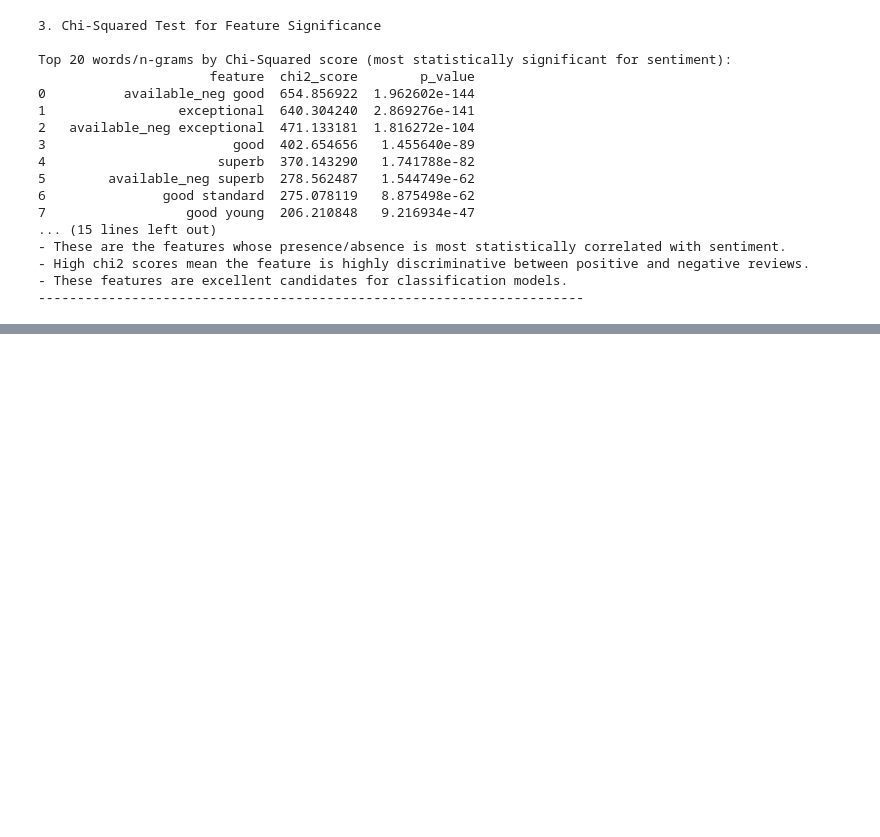
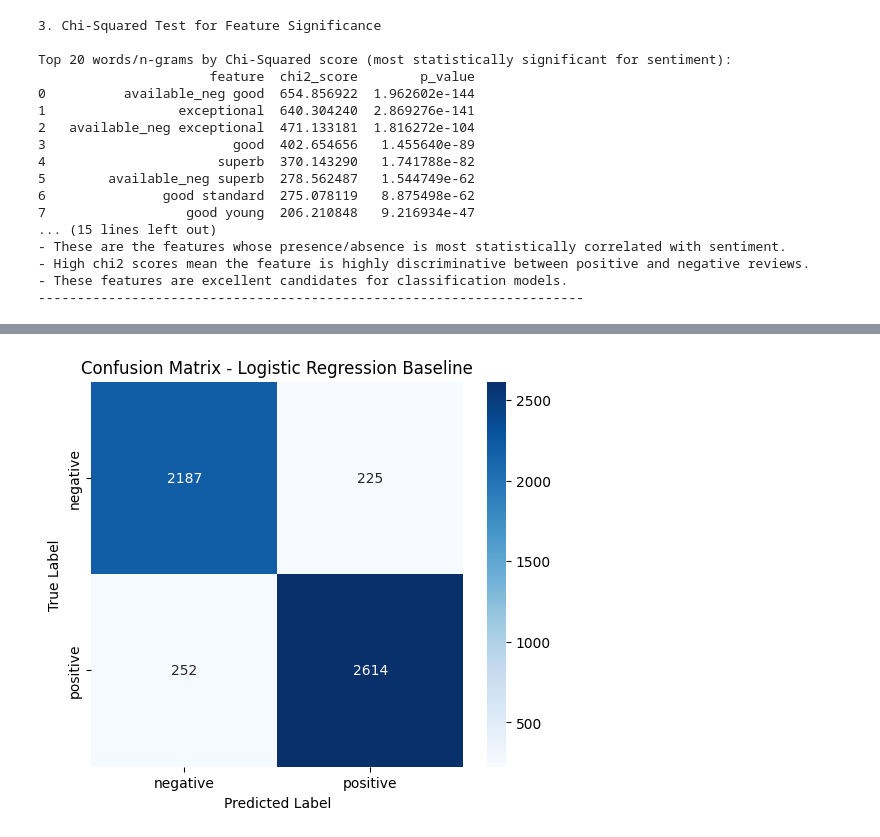
Before and after one commit to KBE25/hotel_sentiment, a Jupyter notebook: notebook.ipynb, the cells around one changed output, grey strips where cells are left out. Cells and saved outputs as stored; diff of their text form; code cells hidden in the pictures; blank space fills up the shorter version.

Commit message:
Saving baseline classification model (logistic regression)

```diff
--- a/notebook.ipynb
+++ b/notebook.ipynb
@@ -1331,0 +1350,20 @@ Top 20 words/n-grams by Chi-Squared score (most statistically significant for se
+# %%
+# Define Feature Sets for ColumnTransformer using df_filtered
+text_feature = 'combined_text'
+numerical_features = ['avg_rating', 'review_age_days']
+categorical_features = ['hotel_name', 'nationality', 'review_month']
+target_col = 'sentiment_numeric'
+# %%
+# Create X and y
+# Ensure X only contains the features that will be processed by the ColumnTransformer
+X = df_filtered[[text_feature] + numerical_features + categorical_features]
+y = df_filtered[target_col]
+# %%
+# Split data into train and test sets
+X_train, X_test, y_train, y_test = train_test_split(X, y, test_size=0.2, random_state=42, stratify=y)
+
+print(f"X_train shape: {X_train.shape}")
+print(f"X_test shape: {X_test.shape}")
+print(f"y_train shape: {y_train.shape}")
+print(f"y_test shape: {y_test.shape}")
+print(f"Features being used: Text: {text_feature}, Numerical: {numerical_features}, Categorical: {categorical_features}")
@@ -1331,0 +1426,14 @@ Top 20 words/n-grams by Chi-Squared score (most statistically significant for se
+# %%
+# Logistic Regression Baseline
+baseline_pipeline_lr_df_final = Pipeline([
+    ('preprocessor', preprocessor_final),
+    ('classifier', LogisticRegression(random_state=42, solver='liblinear', max_iter=1000))
+])
+baseline_pipeline_lr_df_final.fit(X_train, y_train)
+y_pred_lr_df_final = baseline_pipeline_lr_df_final.predict(X_test)
+y_prob_lr_df_final = baseline_pipeline_lr_df_final.predict_proba(X_test)[:, 1]
+
+print("\nClassification Report (Logistic Regression Baseline):")
+print(classification_report(y_test, y_pred_lr_df_final, target_names=['negative', 'positive']))
+print(f"Accuracy Score: {accuracy_score(y_test, y_pred_lr_df_final):.4f}")
+print(f"ROC-AUC Score: {roc_auc_score(y_test, y_prob_lr_df_final):.4f}")
@@ -1331,0 +1453,11 @@ Top 20 words/n-grams by Chi-Squared score (most statistically significant for se
+# %%
+# Confusion Matrix Visualization
+cm_lr = confusion_matrix(y_test, y_pred_lr_df_final)
+plt.figure(figsize=(6, 5))
+sns.heatmap(cm_lr, annot=True, fmt='d', cmap='Blues', xticklabels=['negative', 'positive'], yticklabels=['negative', 'positive'])
+plt.title('Confusion Matrix - Logistic Regression Baseline')
+plt.xlabel('Predicted Label')
+plt.ylabel('True Label')
+plt.show()
+# %% [output]
+[figure, added]
```
Also changed, not shown: parts of 16 cells of this notebook.
